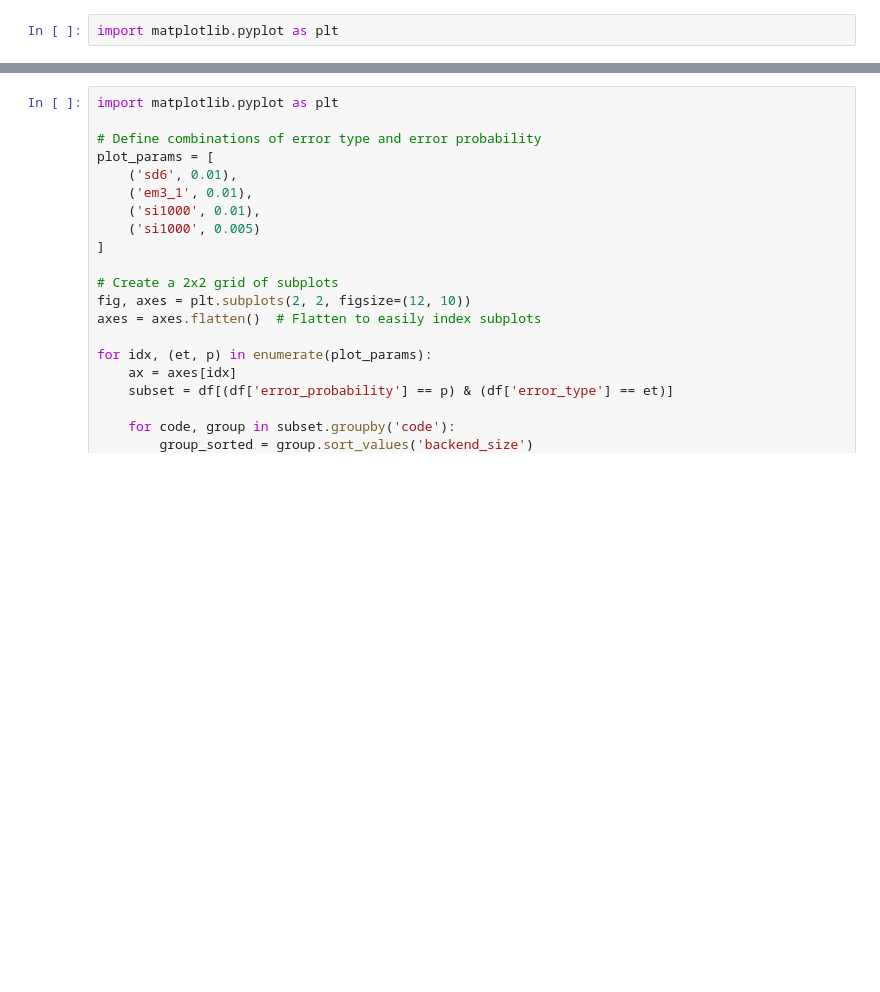
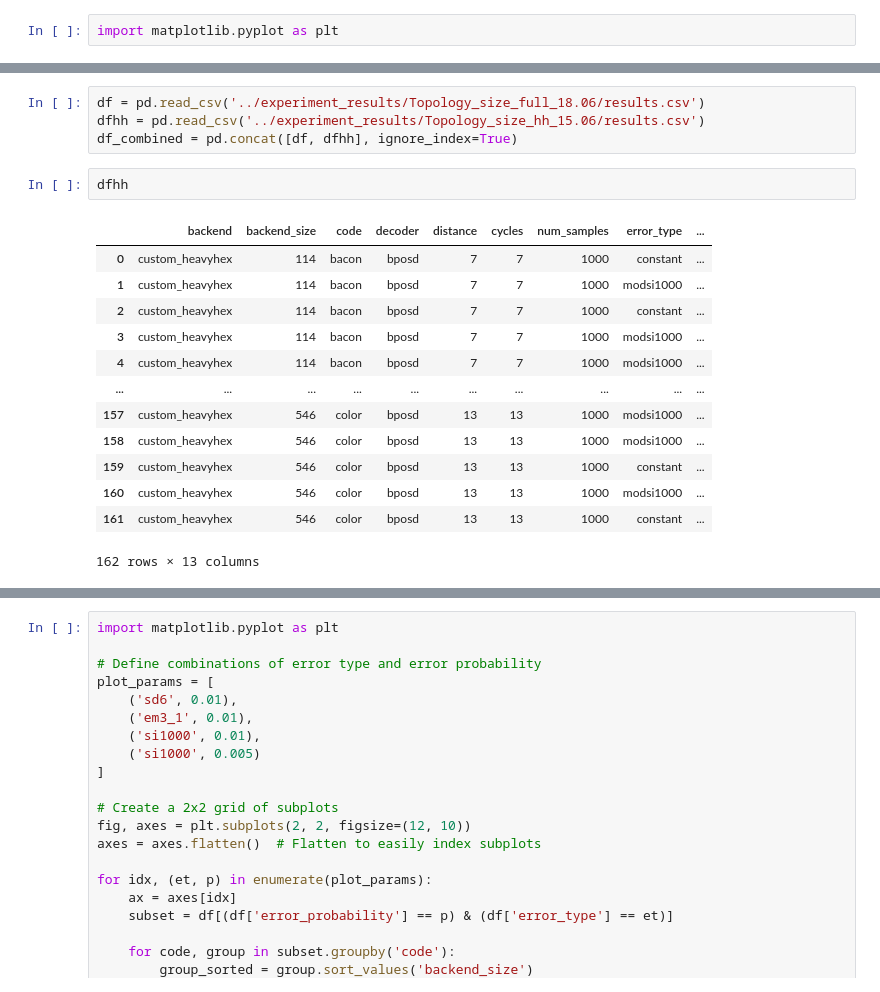
Before and after one commit to aswierkowska/eccentric_bench, a Jupyter notebook: utils/plots.ipynb, the cells around one changed output, grey strips where cells are left out. Cells and saved outputs as stored; diff of their text form; blank space fills up the shorter version.

Commit message:
Size: full, hh

```diff
--- a/utils/plots.ipynb
+++ b/utils/plots.ipynb
@@ -91,3 +213,23 @@ for backend in backends:
+# %%
+df = pd.read_csv('../experiment_results/Topology_size_full_18.06/results.csv')
+dfhh = pd.read_csv('../experiment_results/Topology_size_hh_15.06/results.csv')
+df_combined = pd.concat([df, dfhh], ignore_index=True)
+# %%
+dfhh
+# %% [output]
+|  | backend | backend_size | code | decoder | distance | cycles | num_samples | error_type | ... |
+| 0 | custom_heavyhex | 114 | bacon | bposd | 7 | 7 | 1000 | constant | ... |
+| 1 | custom_heavyhex | 114 | bacon | bposd | 7 | 7 | 1000 | modsi1000 | ... |
+| 2 | custom_heavyhex | 114 | bacon | bposd | 7 | 7 | 1000 | constant | ... |
+| 3 | custom_heavyhex | 114 | bacon | bposd | 7 | 7 | 1000 | modsi1000 | ... |
+| 4 | custom_heavyhex | 114 | bacon | bposd | 7 | 7 | 1000 | modsi1000 | ... |
+| ... | ... | ... | ... | ... | ... | ... | ... | ... | ... |
+| 157 | custom_heavyhex | 546 | color | bposd | 13 | 13 | 1000 | modsi1000 | ... |
+| 158 | custom_heavyhex | 546 | color | bposd | 13 | 13 | 1000 | modsi1000 | ... |
+| 159 | custom_heavyhex | 546 | color | bposd | 13 | 13 | 1000 | constant | ... |
+| 160 | custom_heavyhex | 546 | color | bposd | 13 | 13 | 1000 | modsi1000 | ... |
+| 161 | custom_heavyhex | 546 | color | bposd | 13 | 13 | 1000 | constant | ... |
+162 rows × 13 columns
 # %%
 import matplotlib.pyplot as plt
 
```
Also changed, not shown: parts of 3 cells of this notebook, 2 other files.
